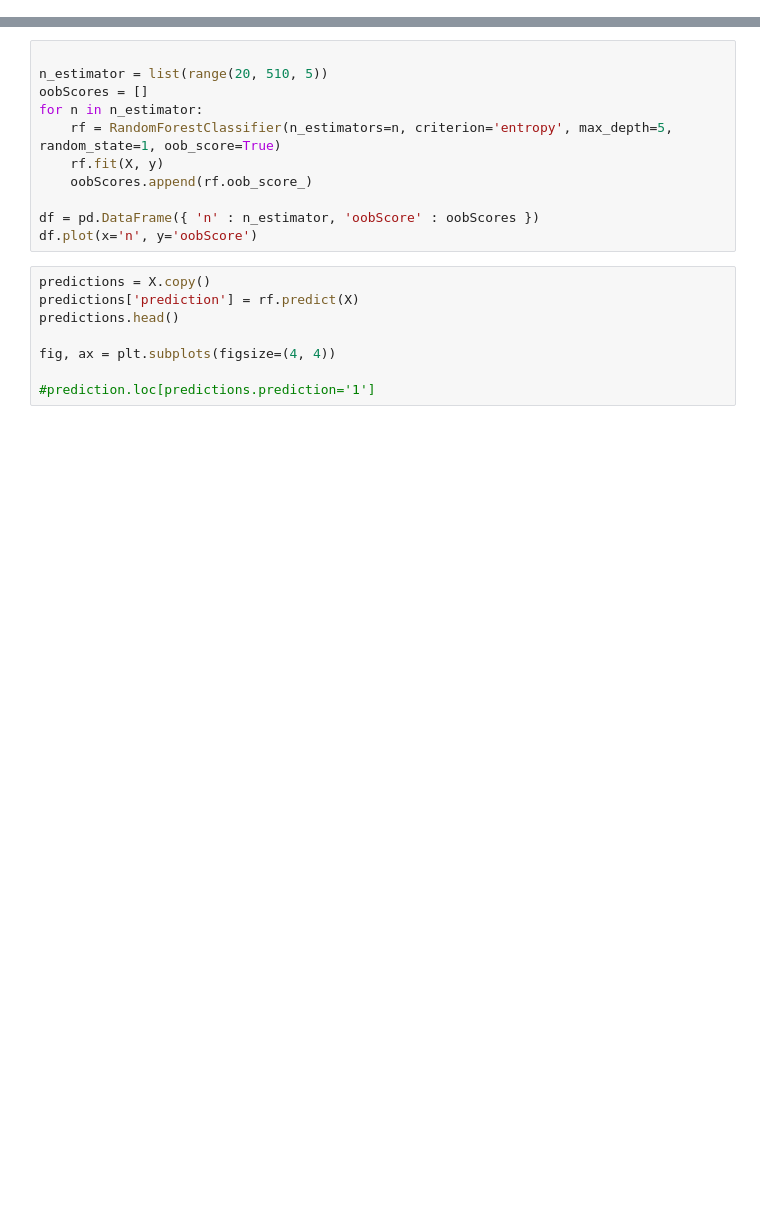
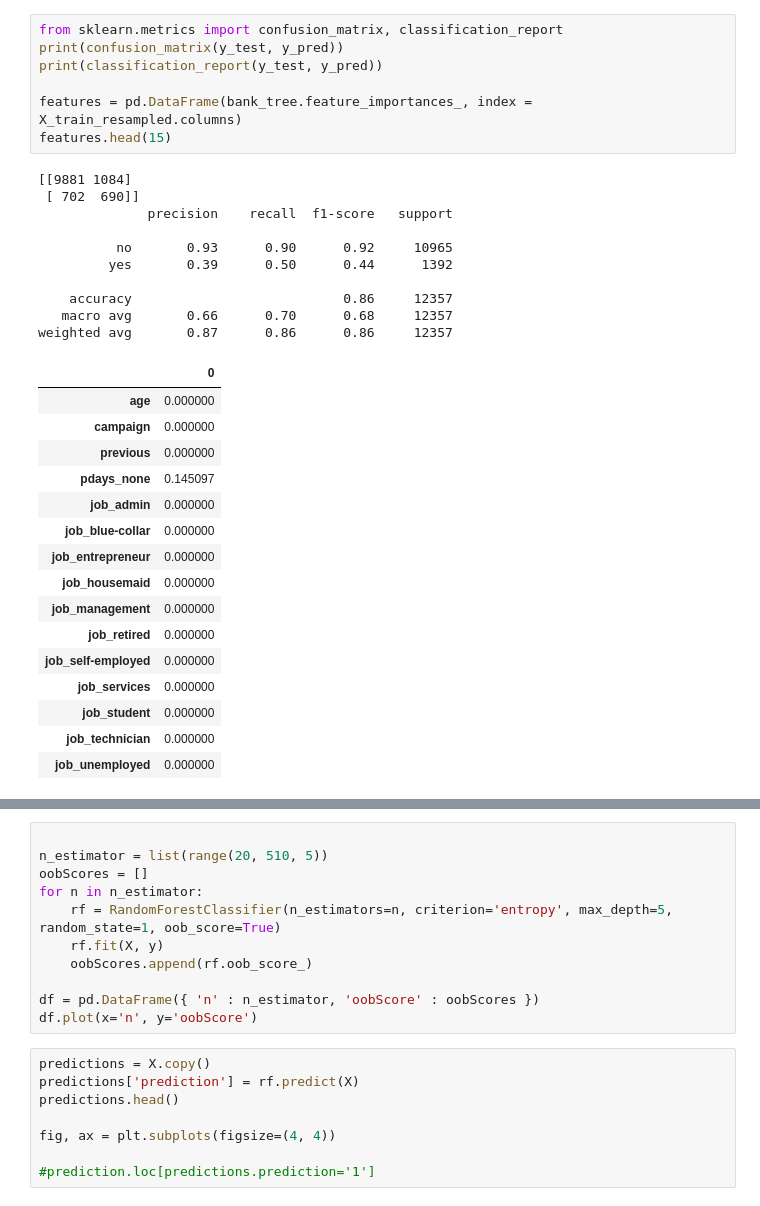
Before and after one commit to mcastro64/Data622, a Jupyter notebook: Assignment2/MC-Assignment2-Exploration-code.ipynb, the cells around one changed output, grey strips where cells are left out. Saved outputs shown, nothing was run; the diff lists cells and outputs as text; blank space fills up the shorter version.

```diff
--- a/Assignment2/MC-Assignment2-Exploration-code.ipynb
+++ b/Assignment2/MC-Assignment2-Exploration-code.ipynb
@@ -196,3 +142,37 @@ plt.show()
+# %%
+from sklearn.metrics import confusion_matrix, classification_report
+print(confusion_matrix(y_test, y_pred))
+print(classification_report(y_test, y_pred))
+
+features = pd.DataFrame(bank_tree.feature_importances_, index = X_train_resampled.columns)
+features.head(15)
+# %% [output]
+[[9881 1084]
+ [ 702  690]]
+              precision    recall  f1-score   support
+
+          no       0.93      0.90      0.92     10965
+         yes       0.39      0.50      0.44      1392
+
+    accuracy                           0.86     12357
+   macro avg       0.66      0.70      0.68     12357
+weighted avg       0.87      0.86      0.86     12357
+|  | 0 |
+| age | 0.000000 |
+| campaign | 0.000000 |
+| previous | 0.000000 |
+| pdays_none | 0.145097 |
+| job_admin | 0.000000 |
+| job_blue-collar | 0.000000 |
+| job_entrepreneur | 0.000000 |
+| job_housemaid | 0.000000 |
+| job_management | 0.000000 |
+| job_retired | 0.000000 |
+| job_self-employed | 0.000000 |
+| job_services | 0.000000 |
+| job_student | 0.000000 |
+| job_technician | 0.000000 |
+| job_unemployed | 0.000000 |
 # %%
 # Random Forest
 from sklearn.ensemble import RandomForestClassifier
```
Also changed, not shown: parts of 8 cells of this notebook, 1 other file.
